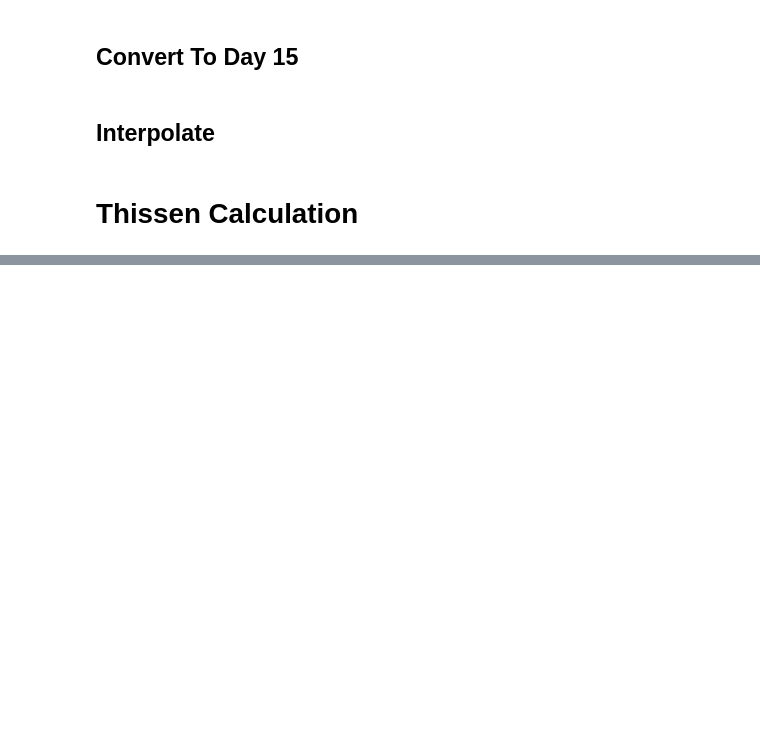
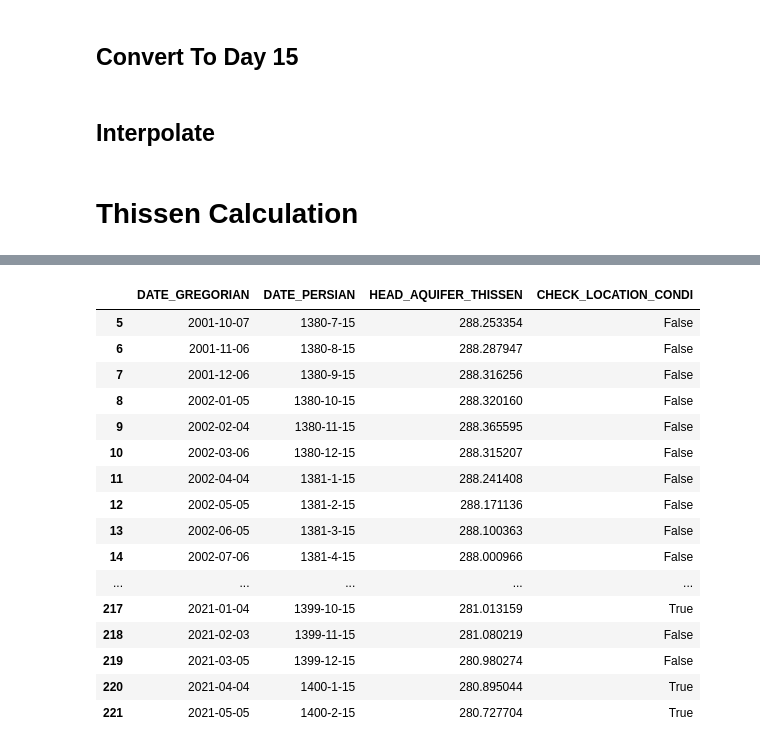
Before and after one commit to JuanParker1/KHRW-DASHBOARD-LOCAL, a Jupyter notebook: Flask/Explore/Clean_Data.ipynb, the cells around one changed output, grey strips where cells are left out. Cells and saved outputs as stored; diff of their text form; code cells hidden in the pictures; blank space fills up the shorter version.

Commit message:
Check Voronoi Function

```diff
--- a/Flask/Explore/Clean_Data.ipynb
+++ b/Flask/Explore/Clean_Data.ipynb
@@ -478 +562,91 @@ Data.to_excel("output.xlsx")
+# %%
+data = Data_Original.copy()
+data = data.dropna(subset=["WATER_TABLE"])
+
+data = data[[
+    'MAHDOUDE_NAME', 'MAHDOUDE_CODE', 'AQUIFER_NAME', 'LOCATION_NAME',
+    'DATE_GREGORIAN', 'DATE_PERSIAN', 'WATER_TABLE',
+    'WATER_TABLE_INTERPOLATE', 'STORAGE_COEFFICIENT_LOCATION',
+    'LEVEL', 'THISSEN_LOCATION', 'THISSEN_AQUIFER', 'HEAD_LOCATION',
+    'HEAD_AQUIFER_ARITHMETIC', 'HEAD_AQUIFER_THISSEN',
+    'STORAGE_COEFFICIENT_AQUIFER'
+]]
+
+CHECK_LOCATION = data.groupby(by=["DATE_GREGORIAN", "DATE_PERSIAN"])["LOCATION_NAME"].apply(list).reset_index(name='LOCATION_LIST').sort_values(['DATE_GREGORIAN'])
+
+CHECK_LOCATION_CONDI = []
+
+for i, l in enumerate(CHECK_LOCATION.LOCATION_LIST):
+    if i == 0:
+        CHECK_LOCATION_CONDI.append(False)
+    elif set(CHECK_LOCATION.LOCATION_LIST[i]) == set(CHECK_LOCATION.LOCATION_LIST[i-1]):
+        CHECK_LOCATION_CONDI.append(False)
+    else:
+        CHECK_LOCATION_CONDI.append(True)
+
+
+CHECK_LOCATION["CHECK_LOCATION_CONDI"] = CHECK_LOCATION_CONDI
+
+data_aquifer = data.drop_duplicates(subset=['DATE_GREGORIAN', 'DATE_PERSIAN'], keep='last').reset_index()
+
+data_aquifer = data_aquifer.merge(
+    right=CHECK_LOCATION,
+    how='left',
+    on=["DATE_GREGORIAN", "DATE_PERSIAN"])\
+        .sort_values(['DATE_GREGORIAN'])
+
+data_aquifer = data_aquifer[[
+    "DATE_GREGORIAN", "DATE_PERSIAN",
+    "HEAD_AQUIFER_THISSEN", "CHECK_LOCATION_CONDI",
+]]
+
+data_aquifer
+
+# data_aquifer.replace(0, np.nan, inplace=True)
+# data_aquifer['Delta'] = data_aquifer['Aquifer_Head'].diff().fillna(0)
+# data_aquifer['Index'] = abs(data_aquifer['Delta']).apply(lambda x: 1 if x >= threshold else 0)
+# data_aquifer['Adjusted_Aquifer_Head'] = data_aquifer['Aquifer_Head']
+
+
+# n = data_aquifer.index[data_aquifer['Index'] == True].tolist()
+
+
+# if len(n) > 0:
+#     while len(n) != 0:
+#         delta = data_aquifer['Delta'][n[0]]
+#         data_aquifer['Temp_Aquifer_Head'] = data_aquifer['Adjusted_Aquifer_Head']
+#         for i in range(n[0]):
+#             data_aquifer['Temp_Aquifer_Head'][i] = data_aquifer['Adjusted_Aquifer_Head'][i] + delta
+#             data_aquifer['Adjusted_Aquifer_Head'] = data_aquifer['Temp_Aquifer_Head']
+#             data_aquifer['Delta'] = data_aquifer['Adjusted_Aquifer_Head'].diff().fillna(0)
+#             data_aquifer['Index'] = abs(data_aquifer['Delta']).apply(lambda x: 1 if x >= threshold else 0)
+#             n = data_aquifer.index[data_aquifer['Index'] == True].tolist()
+
+
+# if 'Temp_Aquifer_Head' in data_aquifer.columns:
+#     data_aquifer = data_aquifer.drop(['Temp_Aquifer_Head'], axis=1)
+
+# if 'Delta' in data_aquifer.columns:
+#     data_aquifer = data_aquifer.drop(['Delta'], axis=1)
+
+# if 'Index' in data_aquifer.columns:
+#     data_aquifer = data_aquifer.drop(['Index'], axis=1)
+# %% [output]
+|  | DATE_GREGORIAN | DATE_PERSIAN | HEAD_AQUIFER_THISSEN | CHECK_LOCATION_CONDI |
+| 5 | 2001-10-07 | 1380-7-15 | 288.253354 | False |
+| 6 | 2001-11-06 | 1380-8-15 | 288.287947 | False |
+| 7 | 2001-12-06 | 1380-9-15 | 288.316256 | False |
+| 8 | 2002-01-05 | 1380-10-15 | 288.320160 | False |
+| 9 | 2002-02-04 | 1380-11-15 | 288.365595 | False |
+| 10 | 2002-03-06 | 1380-12-15 | 288.315207 | False |
+| 11 | 2002-04-04 | 1381-1-15 | 288.241408 | False |
+| 12 | 2002-05-05 | 1381-2-15 | 288.171136 | False |
+| 13 | 2002-06-05 | 1381-3-15 | 288.100363 | False |
+| 14 | 2002-07-06 | 1381-4-15 | 288.000966 | False |
+| ... | ... | ... | ... | ... |
+| 217 | 2021-01-04 | 1399-10-15 | 281.013159 | True |
+| 218 | 2021-02-03 | 1399-11-15 | 281.080219 | False |
+| 219 | 2021-03-05 | 1399-12-15 | 280.980274 | False |
+| 220 | 2021-04-04 | 1400-1-15 | 280.895044 | True |
+| 221 | 2021-05-05 | 1400-2-15 | 280.727704 | True |
 # %%
```
Also changed, not shown: parts of 16 cells of this notebook, 1 other file.
